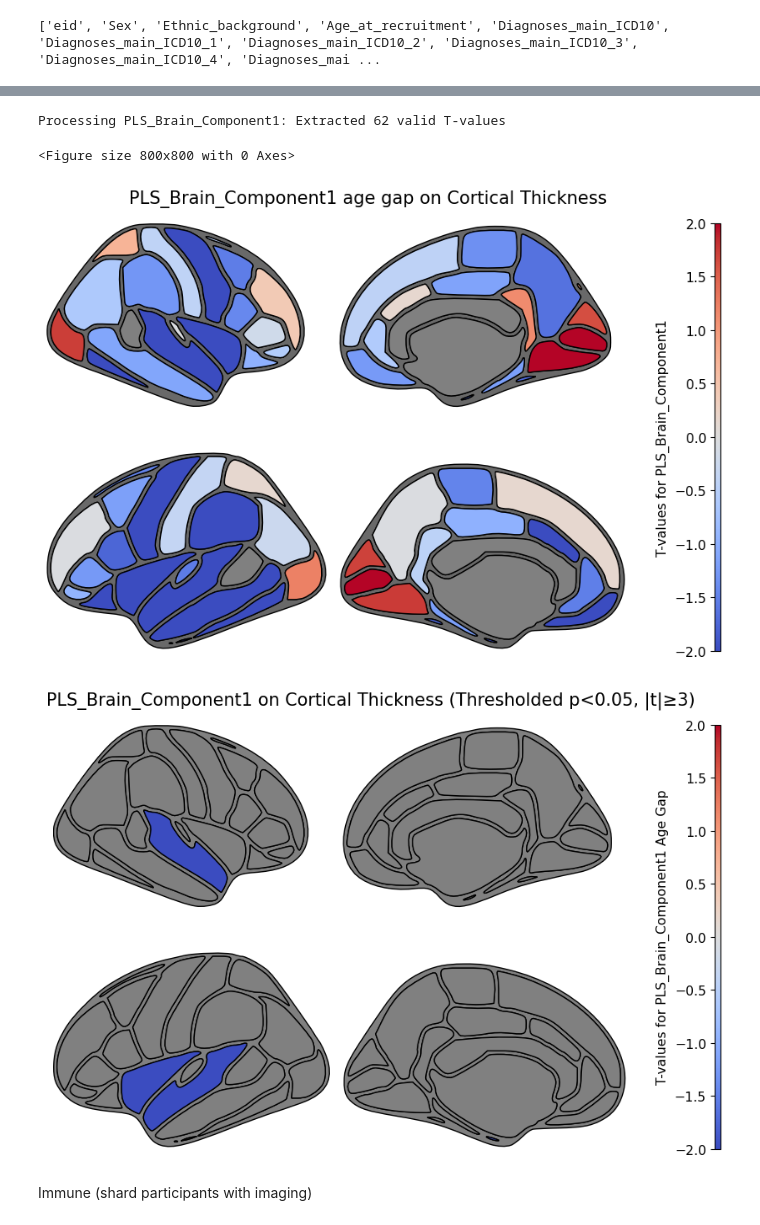
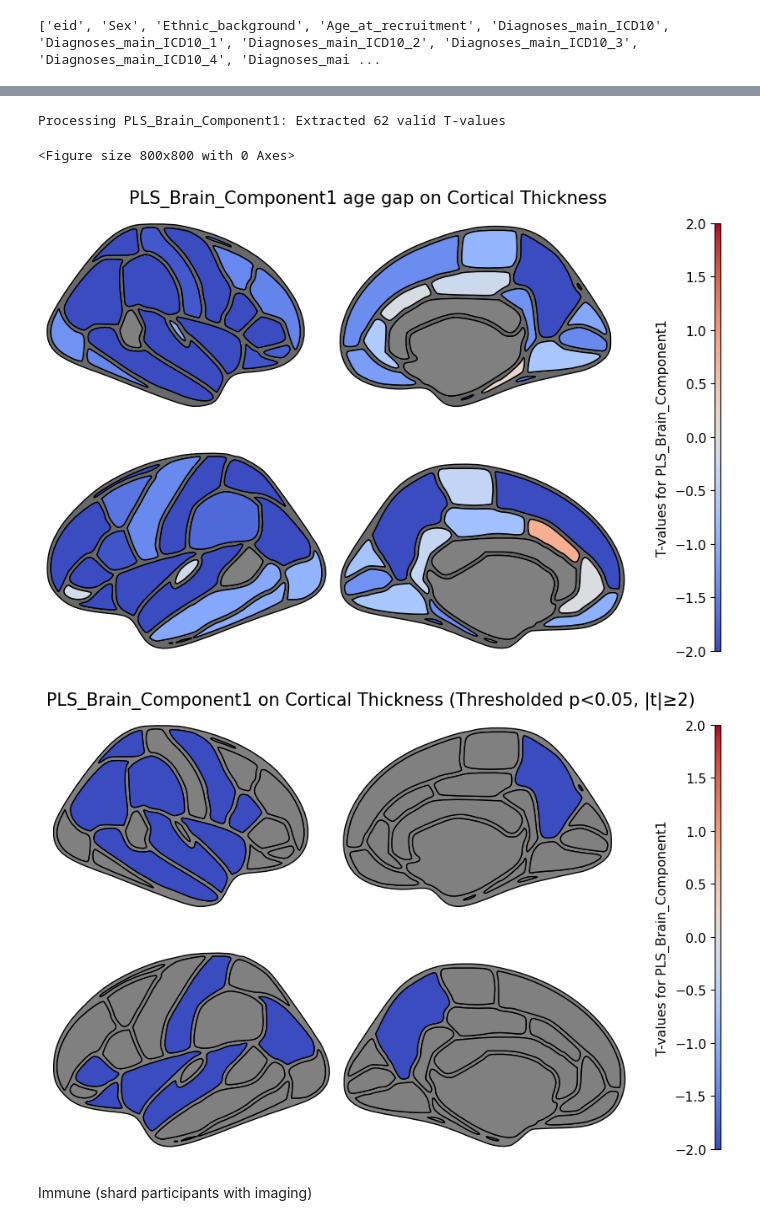
Before and after one commit to Romina-Ze/Master-Thesis, a Jupyter notebook: PLS Model.ipynb, the cells around one changed output, grey strips where cells are left out. Saved outputs shown, nothing was run; the diff lists cells and outputs as text; code cells hidden in the pictures.

```diff
--- a/PLS Model.ipynb
+++ b/PLS Model.ipynb
@@ -928,6 +928,8 @@ print(Brain_final_df.columns.tolist())
 ['eid', 'Sex', 'Ethnic_background', 'Age_at_recruitment', 'Diagnoses_main_ICD10', 'Diagnoses_main_ICD10_1', 'Diagnoses_main_ICD10_2', 'Diagnoses_main_ICD10_3', 'Diagnoses_main_ICD10_4', 'Diagnoses_mai ...
 # %%
 Brain_final_df.to_csv("Brain variables and proteomics data.csv", index=False)
+# %%
+Brain_final_df = pd.read_csv("Brain variables and proteomics data.csv")
 # %%
 Brain_pheno = Brain_final_df[Brain_final_df["imaging"] == 1].copy()
 print("Number of participants with brain imaging:", Brain_pheno.shape[0])
@@ -2094,48 +2108,46 @@ cortical_mapping = {
     "T-Value_Mean_Thickness_Insula_Right_Hemisphere": "insula_right",
 }
 # %%
-brain_region_columns = [col for col in t_values_pls_df.columns if "Mean_Thickness_" in col]
-for organ in t_values_pls_df.index:
+brain_region_columns = [col for col in combined_results_pls.columns if "Mean_Thickness_" in col]
+for organ in combined_results_pls.index:
 
 
     t_values_dict = {
-        cortical_mapping[col]: t_values_pls_df.loc[organ, col]
+        cortical_mapping[col]: combined_results_pls.loc[organ, col]
         for col in brain_region_columns if col in cortical_mapping
     }
 
 
     t_values_dict = {k: v for k, v in t_values_dict.items() if not pd.isna(v)}
 
     if not t_values_dict:
         continue
 
 
     print(f"Processing {organ}: Extracted {len(t_values_dict)} valid T-values")
 
     import ggseg
     plt.figure(figsize=(8, 8))
     ggseg.plot_dk(
         t_values_dict, cmap="coolwarm", figsize=(8, 8), background="white",
         edgecolor="black", bordercolor="dimgray", ylabel=f"T-values for {organ}",
         title=f"{organ} age gap on Cortical Thickness", vminmax=[-2, 2]
     )
     plt.show()
 # %% [output]
 Processing PLS_Brain_Component1: Extracted 62 valid T-values
 <Figure size 800x800 with 0 Axes>
-[figure, old version]
+[figure, new version]
 # %%
-t_values_thresholded_pls = t_values_pls_df.copy()
+t_values_thresholded_pls = combined_results_pls.copy()
 
 # Apply significance threshold (p < 0.05) and T-value threshold (|t| ≥ 3)
-for organ in t_values_pls_df.index:
-    for region in t_values_pls_df.columns:
-        p_value = t_values_pls_df.loc[organ, region]
-        t_value = t_values_pls_df.loc[organ, region]
-
-        if p_value >= 0.05 or abs(t_value) < 3:
+for organ in combined_results_pls.index:
+    for region in combined_results_pls.columns:
+        p_value = float(combined_results_pls.loc[organ, region])
+        t_value = float(combined_results_pls.loc[organ, region])
+        if p_value >= 0.05 or abs(t_value) < 2:
             t_values_thresholded_pls.loc[organ, region] = 0
-
 
 
 for organ in t_values_thresholded_pls.index:
@@ -2148,12 +2160,12 @@ for organ in t_values_thresholded_pls.index:
     if t_values_dict:
         ggseg.plot_dk(
             t_values_dict, cmap="coolwarm", figsize=(8, 8), background="white",
-            edgecolor="black", bordercolor="gray", ylabel=f"T-values for {organ} Age Gap",
-            title=f"{organ} on Cortical Thickness (Thresholded p<0.05, |t|≥3)",
+            edgecolor="black", bordercolor="gray", ylabel=f"T-values for {organ}",
+            title=f"{organ} on Cortical Thickness (Thresholded p<0.05, |t|≥2)",
             vminmax= [-2, 2]
         )
 # %% [output]
-[figure, old version]
+[figure, new version]
 # %% [markdown]
 Immune (shard participants with imaging)
 # %%
```
Also changed, not shown: parts of 9 cells of this notebook, 1 other file.
